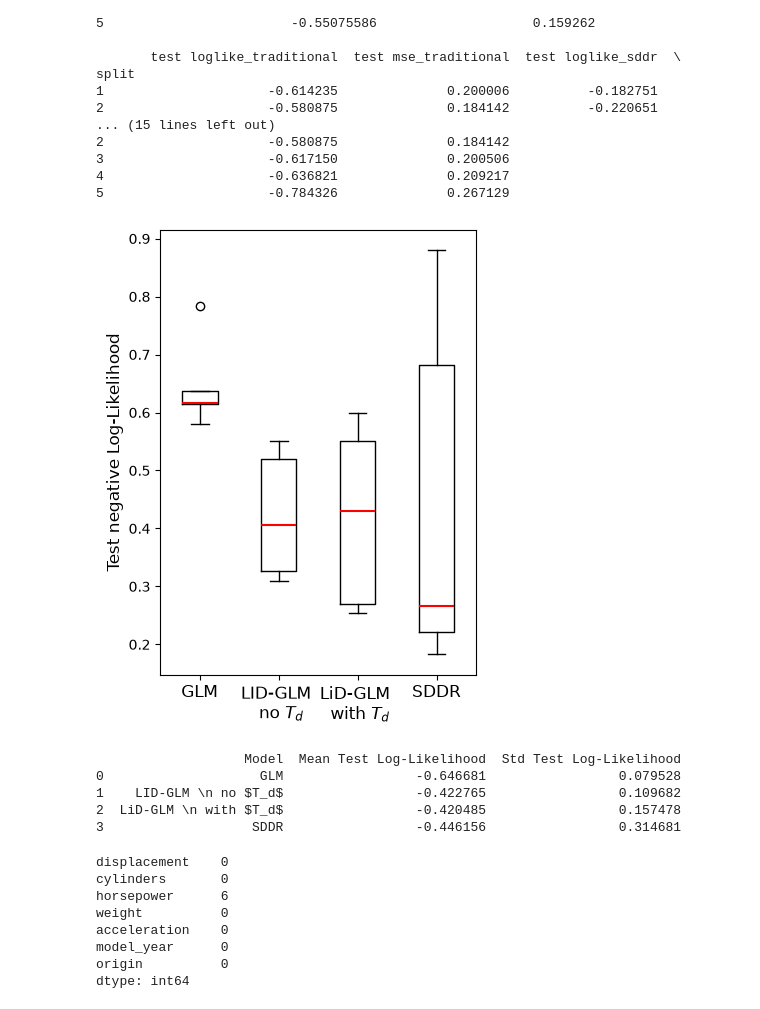
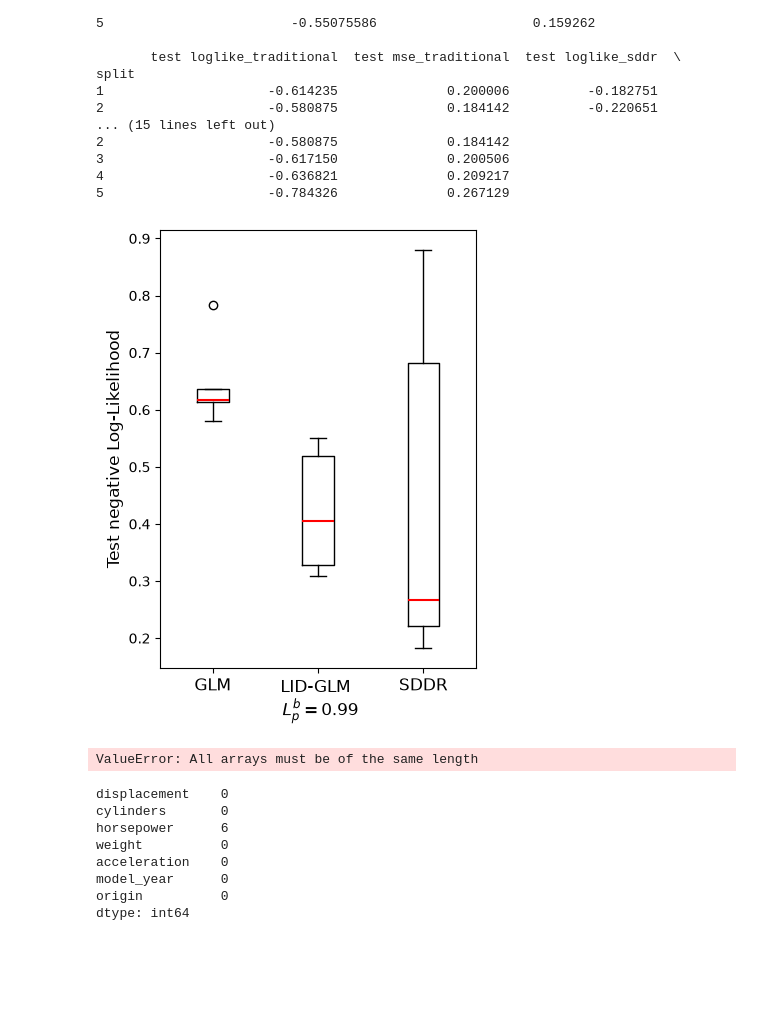
Before and after one commit to tsplittg/LiD-GLM-paper-code, a Jupyter notebook: applications/Cars_application/performance_comp.ipynb, the cells around one changed output. Drawn from its saved outputs; the diff is of its cells as text; code cells hidden in the pictures; blank space fills up the shorter version.

Commit message:
re-added readme, created plots

```diff
--- a/applications/Cars_application/performance_comp.ipynb
+++ b/applications/Cars_application/performance_comp.ipynb
@@ -74,23 +74,25 @@ split
 # %%
 # First, we will visualize the performance across the different models:
 fig, ax = plt.subplots(figsize=(4, 5.25))
-models = [ 'GLM', 'LID-GLM \n no $T_d$', "LiD-GLM \n with $T_d$",'SDDR']
+#models = [ 'GLM', 'LID-GLM \n no $T_d$', "LiD-GLM \n with $T_d$",'SDDR']
+models = [ 'GLM', 'LID-GLM \n $L_p^b=0.99$', 'SDDR']
 # we change the sign to obtain the negative loglike:
 test_loglikes = [all_metrics_df['test loglike_traditional']*(-1),
                  all_metrics_df['test loglike_lid_glm_no_nu_d']*(-1),
-                 all_metrics_df['test loglike_lid_glm_with_nu_d']*(-1),
+                 #all_metrics_df['test loglike_lid_glm_with_nu_d']*(-1),
                  all_metrics_df['test loglike_sddr']*(-1)]
 box = ax.boxplot(test_loglikes)
 ax.set_ylabel('Test negative Log-Likelihood', fontsize=12)
 ax.set_xticklabels(models, fontsize = 12)
 
 for median in box['medians']:
     median.set(color='red', linewidth=1.5, linestyle="-")
 
 plt.tight_layout()
-fig.savefig(output_dir + "/cars_model_performance_comparison_loglike.pdf")
+#fig.savefig(output_dir + "/cars_model_performance_comparison_loglike.pdf")
+fig.savefig(output_dir + "/cars_model_performance_comparison_loglike_reduced.pdf")
 # %% [output]
-[figure, old version]
+[figure, new version]
 # %%
 # we construct a table aggregating mean and std of the test log-likelihoods for each model:
 summary_table = pd.DataFrame({
@@ -107,11 +109,7 @@ summary_table = pd.DataFrame({
 print(summary_table)
 summary_table.to_csv(ldglm_simulation_result_subdir + "/cars_test_loglike_summary_table.csv", index=False)
 # %% [output]
-                   Model  Mean Test Log-Likelihood  Std Test Log-Likelihood
-0                    GLM                 -0.646681                 0.079528
-1    LID-GLM \n no $T_d$                 -0.422765                 0.109682
-2  LiD-GLM \n with $T_d$                 -0.420485                 0.157478
-3                   SDDR                 -0.446156                 0.314681
+ValueError: All arrays must be of the same length
 # %%
 ##################import and preprocess dataset:#####################
 
```
Also changed, not shown: parts of 2 cells of this notebook, 8 other files.
